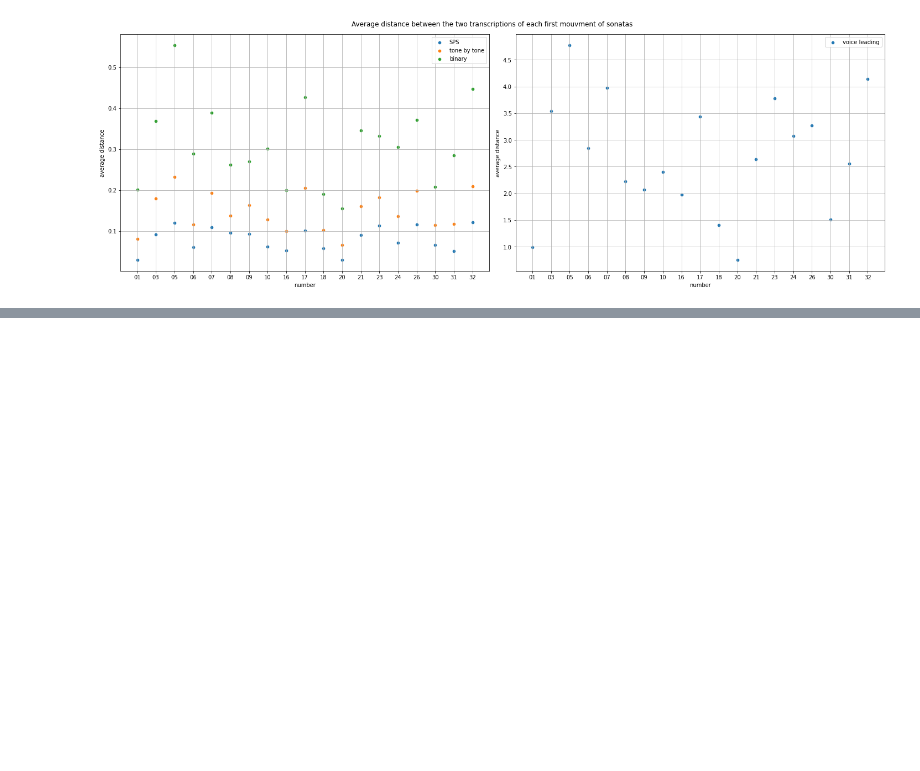
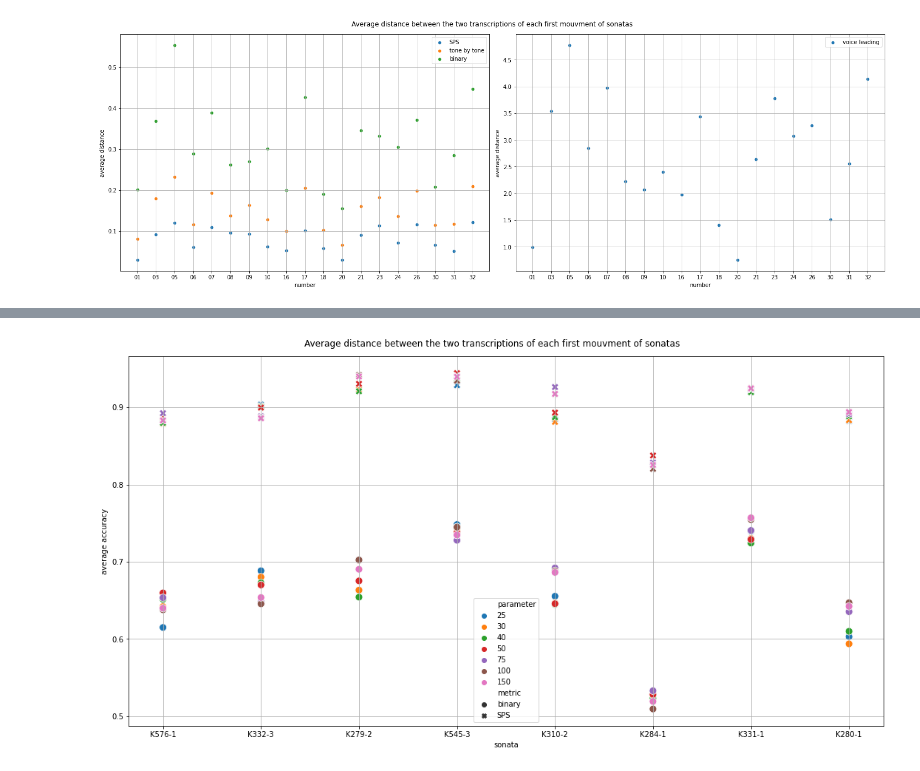
Before and after one commit to DCMLab/chord-eval, a Jupyter notebook: NoteBooks/data_comparison.ipynb, the cells around one changed output, grey strips where cells are left out. Cells and saved outputs as stored; diff of their text form; code cells hidden in the pictures; blank space fills up the shorter version.

```diff
--- a/NoteBooks/data_comparison.ipynb
+++ b/NoteBooks/data_comparison.ipynb
@@ -121,0 +134,21 @@ Name: 2258, dtype: object
+# %%
+corpus_df = pd.concat([pd.concat([pd.concat([corpus_df_p25,corpus_df_p30], ignore_index=True),
+                                  pd.concat([corpus_df_p40,corpus_df_p50], ignore_index=True)],
+                                  ignore_index=True),
+                       pd.concat([pd.concat([corpus_df_p75,corpus_df_p100], ignore_index=True),
+                                  corpus_df_p150],ignore_index=True)],
+                      ignore_index=True)
+# %%
+corpus_df_l = pd.concat([corpus_df[['name', 'parameter']],corpus_df[['name', 'parameter']]], ignore_index=True)
+
+
+
+corpus_df_l['dist'] = pd.concat([corpus_df['average_bin'],corpus_df['average_sps']], ignore_index=True)
+
+
+corpus_df_l['dist_normalized'] = pd.concat([corpus_df['avg_bin_normalized'],corpus_df['avg_sps_normalized']], ignore_index=True)
+
+corpus_df_l['accuracy'] = pd.concat([corpus_df['binary_accuracy'],corpus_df['sps_accuracy']], ignore_index=True)
+
+corpus_df_l['metric'] = pd.Series(['binary']*56 + ['SPS']*56)
+corpus_df_l
@@ -121,0 +169,12 @@ Name: 2258, dtype: object
+# %%
+fig, axs = plt.subplots(1,1,figsize=(15,8))
+
+sns.scatterplot(data=corpus_df_l, x='name', y='accuracy', hue='parameter', style='metric', s=100)
+axs.grid()
+axs.set(xlabel='sonata', ylabel='average accuracy')
+axs.legend(loc='lower center')
+
+fig.suptitle('Average distance between the two transcriptions of each first mouvment of sonatas');
+fig.tight_layout()
+# %% [output]
+[figure, added]
```
Also changed, not shown: parts of 20 cells of this notebook, 1 other file.
